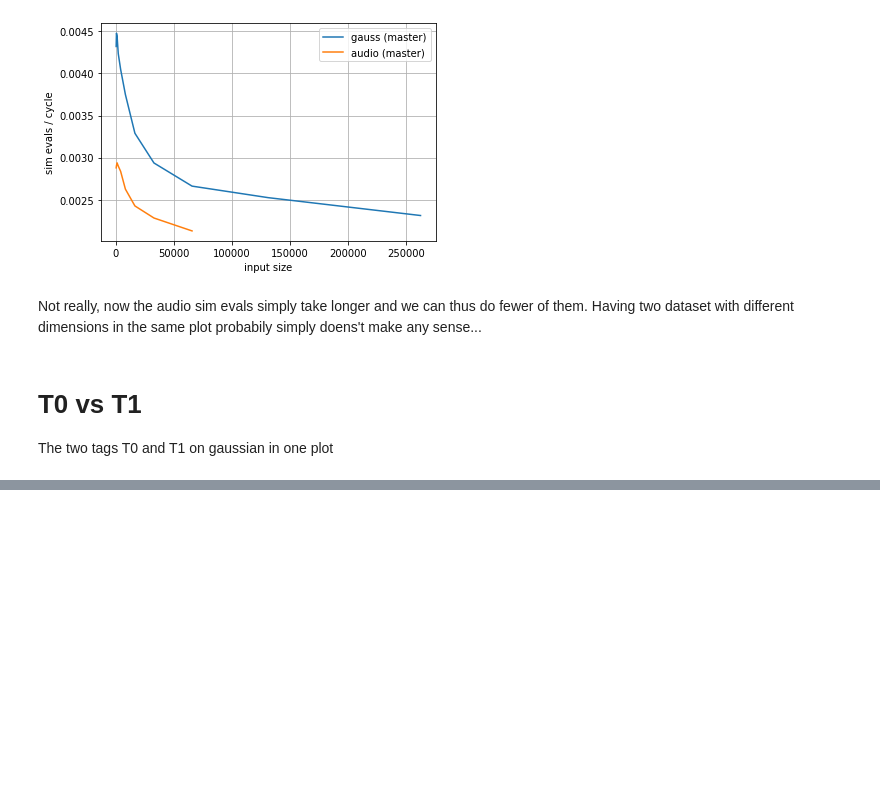
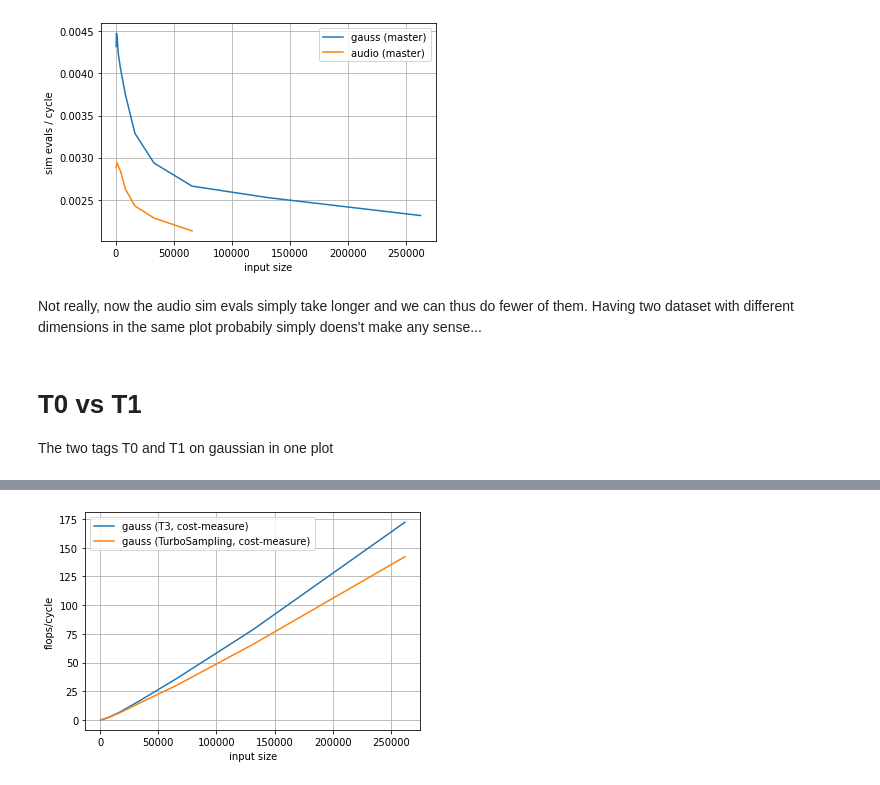
Before and after one commit to bunert/nn-descent, a Jupyter notebook: benchmarking/eval_zenv1.ipynb, the cells around one changed output, grey strips where cells are left out. Cells and saved outputs as stored; diff of their text form; code cells hidden in the pictures; blank space fills up the shorter version.

```diff
--- a/benchmarking/eval_zenv1.ipynb
+++ b/benchmarking/eval_zenv1.ipynb
@@ -99,0 +107,14 @@ plt.show()
+# %%
+plt.plot(gauss_t3['n'], gauss_t2['runtime_s'], label='gauss (T3, cost-measure)')
+plt.plot(gauss_turbosamp['n'], gauss_turbosamp['runtime_s'], label='gauss (TurboSampling, cost-measure)')
+
+gauss_t3
+# 100 linearly spaced numbers
+
+plt.ylabel('flops/cycle')
+plt.xlabel('input size')
+plt.grid(True)
+plt.legend()
+plt.show()
+# %% [output]
+[figure, added]
```
Also changed, not shown: parts of 1 cell of this notebook, 3 other files.
